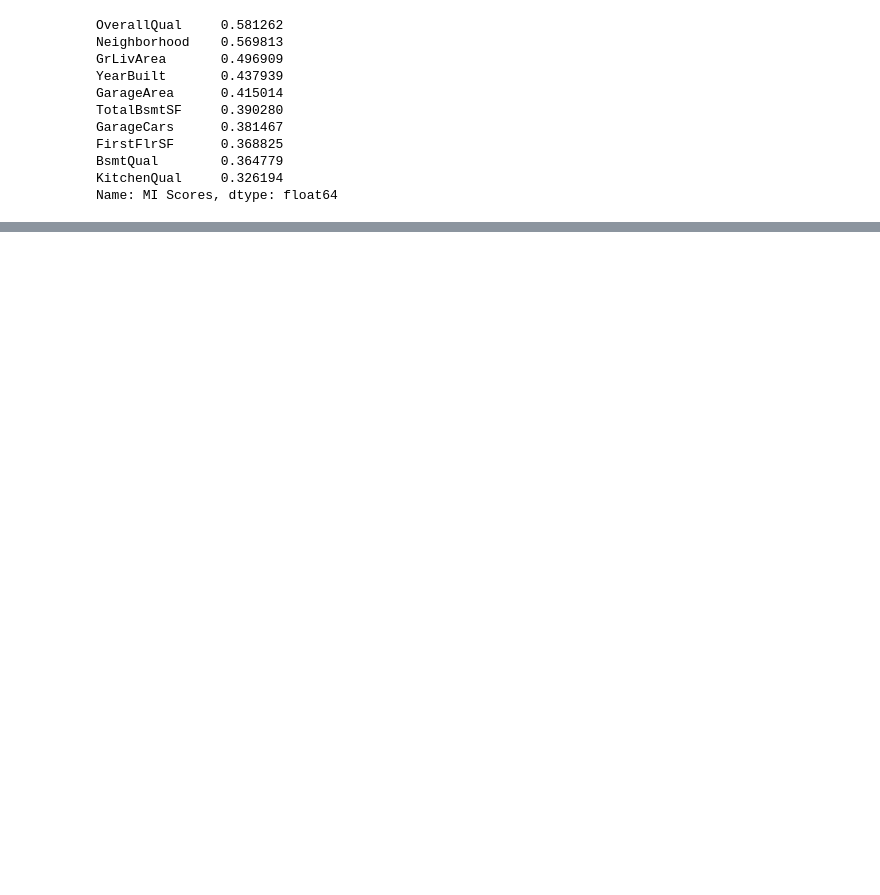
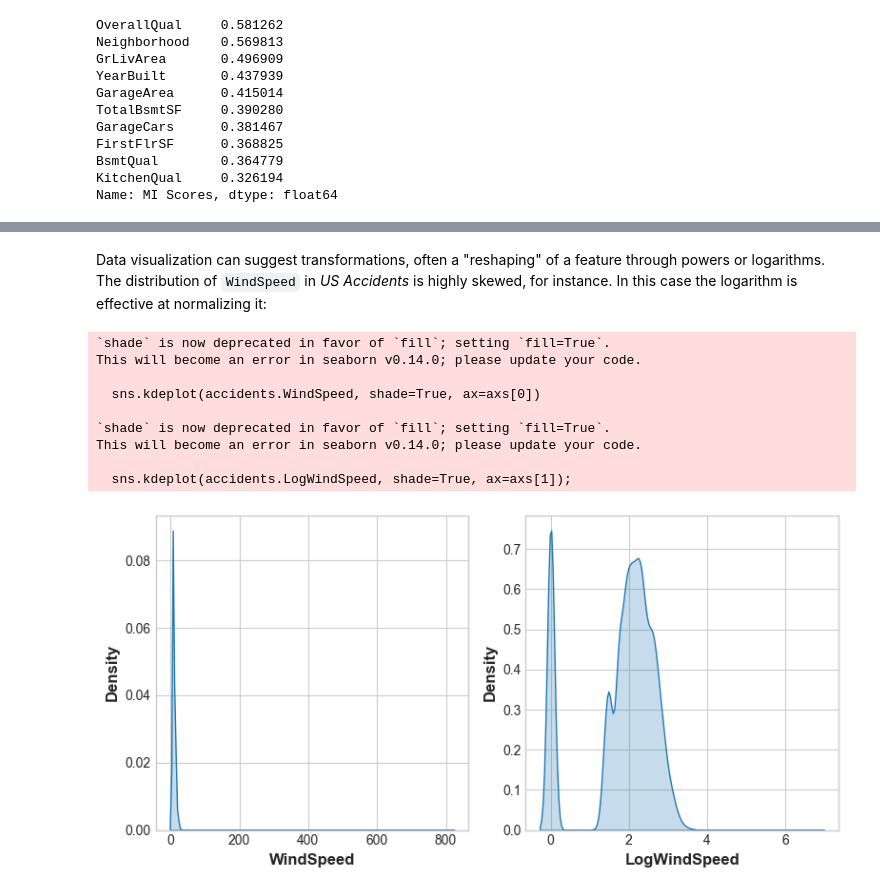
Before and after one commit to kyun1016/kaggle, a Jupyter notebook: kaggle/notebook/Feature_Engineering.ipynb, the cells around one changed output, grey strips where cells are left out. Drawn from its saved outputs; the diff is of its cells as text; code cells hidden in the pictures; blank space fills up the shorter version.

```diff
--- a/kaggle/notebook/Feature_Engineering.ipynb
+++ b/kaggle/notebook/Feature_Engineering.ipynb
@@ -548,0 +577,22 @@ Do you recognize the themes here? Location, size, and quality. You needn't restr
+# %%
+import matplotlib.pyplot as plt
+import numpy as np
+import pandas as pd
+import seaborn as sns
+
+#plt.style.use("seaborn-whitegrid")
+plt.style.use("seaborn-v0_8-whitegrid")
+plt.rc("figure", autolayout=True)
+plt.rc(
+    "axes",
+    labelweight="bold",
+    labelsize="large",
+    titleweight="bold",
+    titlesize=14,
+    titlepad=10,
+)
+
+accidents = pd.read_csv("../input/fe-course-data/accidents.csv")
+autos = pd.read_csv("../input/fe-course-data/autos.csv")
+concrete = pd.read_csv("../input/fe-course-data/concrete.csv")
+customer = pd.read_csv("../input/fe-course-data/customer.csv")
@@ -548,0 +646,21 @@ Do you recognize the themes here? Location, size, and quality. You needn't restr
+# %% [markdown]
+Data visualization can suggest transformations, often a "reshaping" of a feature through powers or logarithms. The distribution of `WindSpeed` in *US Accidents* is highly skewed, for instance. In this case the logarithm is effective at normalizing it:
+# %%
+# If the feature has 0.0 values, use np.log1p (log(1+x)) instead of np.log
+accidents["LogWindSpeed"] = accidents.WindSpeed.apply(np.log1p)
+
+# Plot a comparison
+fig, axs = plt.subplots(1, 2, figsize=(8, 4))
+sns.kdeplot(accidents.WindSpeed, shade=True, ax=axs[0])
+sns.kdeplot(accidents.LogWindSpeed, shade=True, ax=axs[1]);
+# %% [output]
+`shade` is now deprecated in favor of `fill`; setting `fill=True`.
+This will become an error in seaborn v0.14.0; please update your code.
+
+  sns.kdeplot(accidents.WindSpeed, shade=True, ax=axs[0])
+
+`shade` is now deprecated in favor of `fill`; setting `fill=True`.
+This will become an error in seaborn v0.14.0; please update your code.
+
+  sns.kdeplot(accidents.LogWindSpeed, shade=True, ax=axs[1]);
+[figure, added]
```
Also changed, not shown: parts of 37 cells of this notebook.
